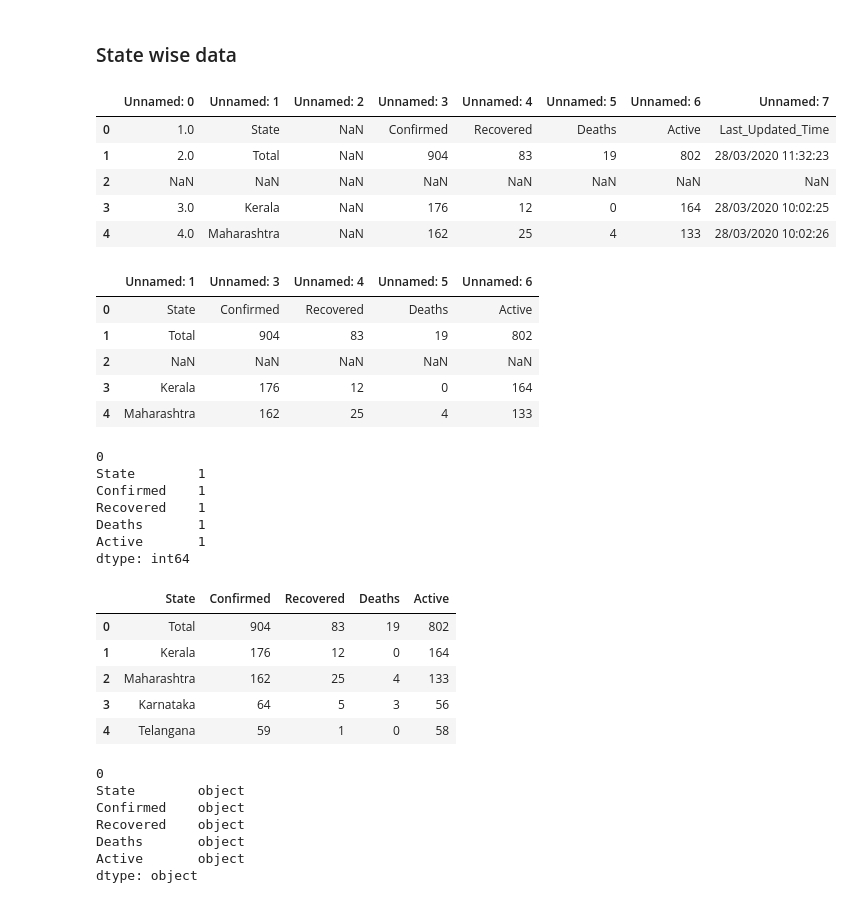
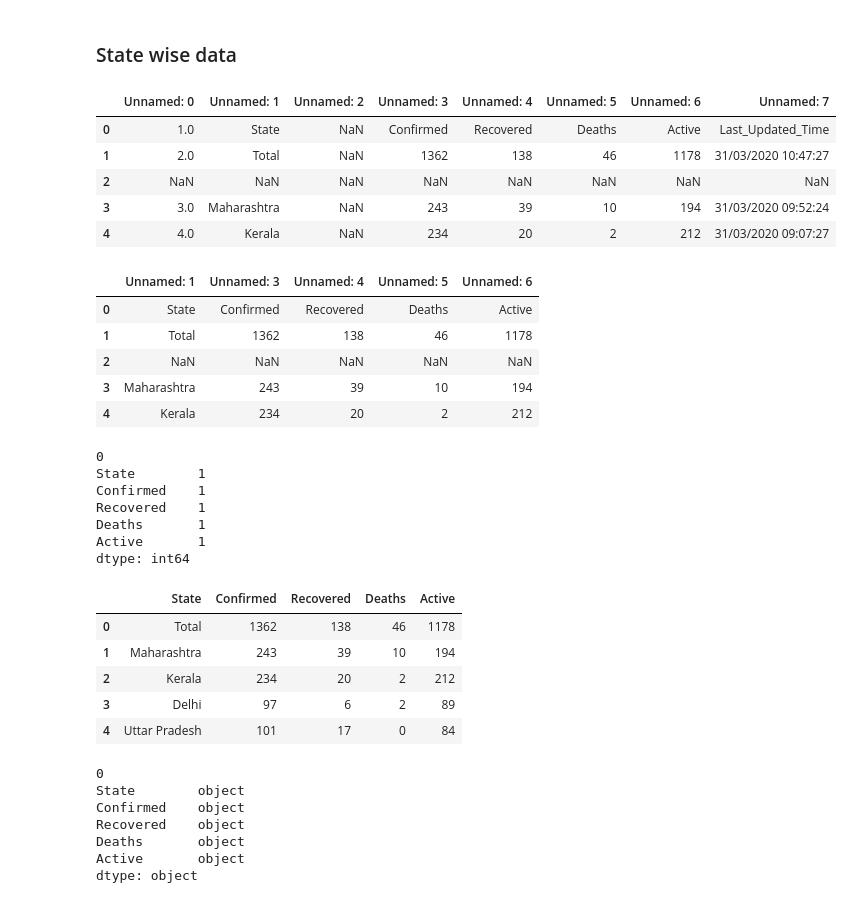
Before and after one commit to vidvatabuch/COVID-19-India, a Jupyter notebook: COVID-19 India.ipynb, the cells around one changed output. Saved outputs shown, nothing was run; the diff lists cells and outputs as text; code cells hidden in the pictures.

```diff
--- a/COVID-19 India.ipynb
+++ b/COVID-19 India.ipynb
@@ -16,25 +41,25 @@ dfs = pd.read_html(url, encoding='utf8')
 # %% [markdown]
 ### State wise data
 # %%
-statewise_df = dfs[1].copy()
+statewise_df = dfs[2].copy()
 statewise_df.head()
 # %% [output]
 |  | Unnamed: 0 | Unnamed: 1 | Unnamed: 2 | Unnamed: 3 | Unnamed: 4 | Unnamed: 5 | Unnamed: 6 | Unnamed: 7 |
 | 0 | 1.0 | State | NaN | Confirmed | Recovered | Deaths | Active | Last_Updated_Time |
-| 1 | 2.0 | Total | NaN | 904 | 83 | 19 | 802 | 28/03/2020 11:32:23 |
+| 1 | 2.0 | Total | NaN | 1362 | 138 | 46 | 1178 | 31/03/2020 10:47:27 |
 | 2 | NaN | NaN | NaN | NaN | NaN | NaN | NaN | NaN |
-| 3 | 3.0 | Kerala | NaN | 176 | 12 | 0 | 164 | 28/03/2020 10:02:25 |
-| 4 | 4.0 | Maharashtra | NaN | 162 | 25 | 4 | 133 | 28/03/2020 10:02:26 |
+| 3 | 3.0 | Maharashtra | NaN | 243 | 39 | 10 | 194 | 31/03/2020 09:52:24 |
+| 4 | 4.0 | Kerala | NaN | 234 | 20 | 2 | 212 | 31/03/2020 09:07:27 |
 # %%
 statewise_df.drop(['Unnamed: 0','Unnamed: 2','Unnamed: 7'],axis=1,inplace=True)
 statewise_df.head()
 # %% [output]
 |  | Unnamed: 1 | Unnamed: 3 | Unnamed: 4 | Unnamed: 5 | Unnamed: 6 |
 | 0 | State | Confirmed | Recovered | Deaths | Active |
-| 1 | Total | 904 | 83 | 19 | 802 |
+| 1 | Total | 1362 | 138 | 46 | 1178 |
 | 2 | NaN | NaN | NaN | NaN | NaN |
-| 3 | Kerala | 176 | 12 | 0 | 164 |
-| 4 | Maharashtra | 162 | 25 | 4 | 133 |
+| 3 | Maharashtra | 243 | 39 | 10 | 194 |
+| 4 | Kerala | 234 | 20 | 2 | 212 |
 # %%
 #make the first row as column headers
 def col_headers(df):
@@ -60,11 +85,11 @@ statewise_df.reset_index(drop=True, inplace=True)
 statewise_df.head()
 # %% [output]
 |  | State | Confirmed | Recovered | Deaths | Active |
-| 0 | Total | 904 | 83 | 19 | 802 |
-| 1 | Kerala | 176 | 12 | 0 | 164 |
-| 2 | Maharashtra | 162 | 25 | 4 | 133 |
-| 3 | Karnataka | 64 | 5 | 3 | 56 |
-| 4 | Telangana | 59 | 1 | 0 | 58 |
+| 0 | Total | 1362 | 138 | 46 | 1178 |
+| 1 | Maharashtra | 243 | 39 | 10 | 194 |
+| 2 | Kerala | 234 | 20 | 2 | 212 |
+| 3 | Delhi | 97 | 6 | 2 | 89 |
+| 4 | Uttar Pradesh | 101 | 17 | 0 | 84 |
 # %%
 statewise_df.dtypes
 # %% [output]
```
Also changed, not shown: parts of 47 cells of this notebook.
